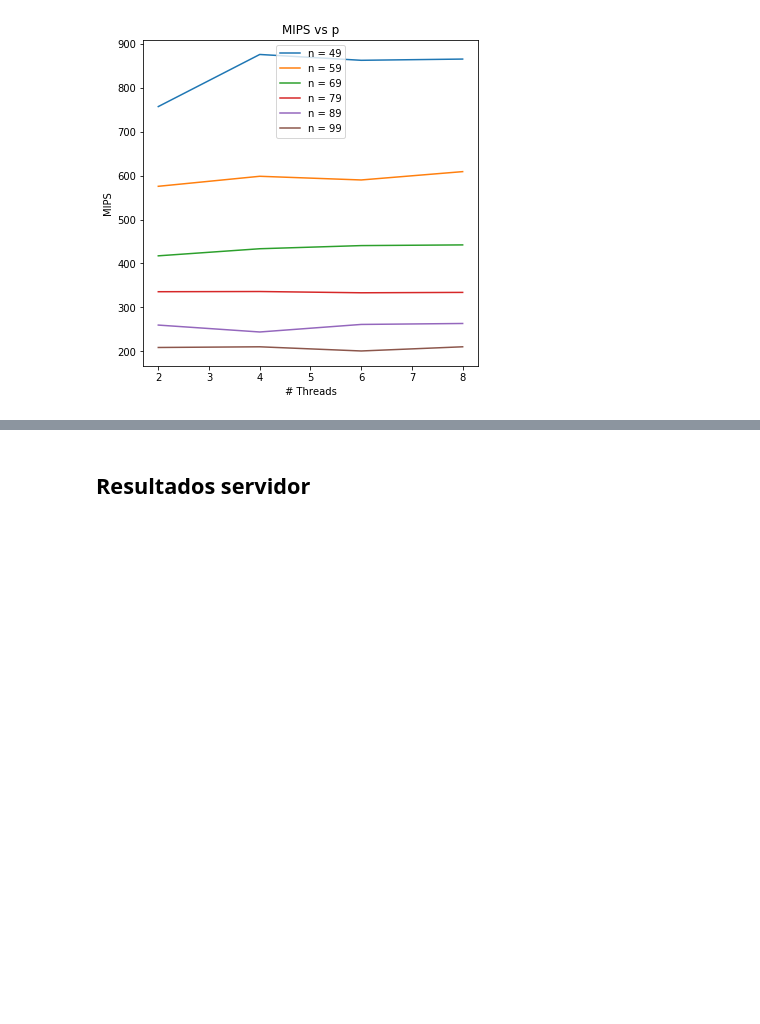
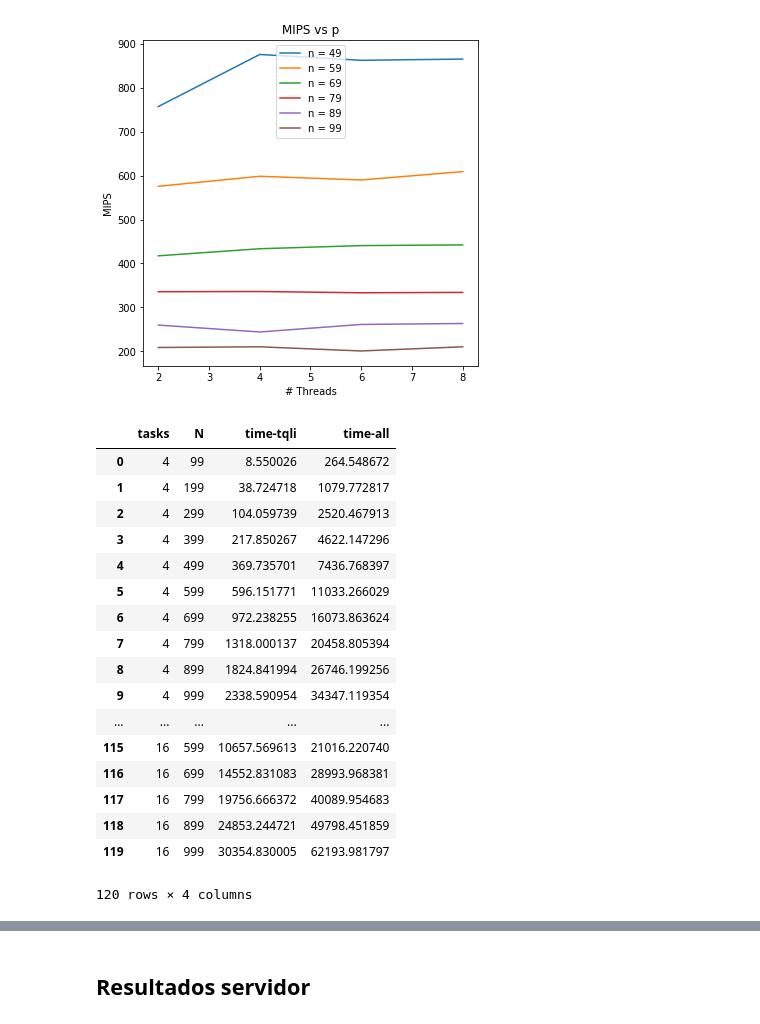
Before and after one commit to jhonatanmacazana/parallel-computing-project, a Jupyter notebook: assets/plotter.ipynb, the cells around one changed output, grey strips where cells are left out. Drawn from its saved outputs; the diff is of its cells as text; code cells hidden in the pictures; blank space fills up the shorter version.

```diff
--- a/assets/plotter.ipynb
+++ b/assets/plotter.ipynb
@@ -50,0 +54,21 @@ fig.savefig("../docs/images/local_mips_p.png")
+# %%
+df
+# %% [output]
+|  | tasks | N | time-tqli | time-all |
+| 0 | 4 | 99 | 8.550026 | 264.548672 |
+| 1 | 4 | 199 | 38.724718 | 1079.772817 |
+| 2 | 4 | 299 | 104.059739 | 2520.467913 |
+| 3 | 4 | 399 | 217.850267 | 4622.147296 |
+| 4 | 4 | 499 | 369.735701 | 7436.768397 |
+| 5 | 4 | 599 | 596.151771 | 11033.266029 |
+| 6 | 4 | 699 | 972.238255 | 16073.863624 |
+| 7 | 4 | 799 | 1318.000137 | 20458.805394 |
+| 8 | 4 | 899 | 1824.841994 | 26746.199256 |
+| 9 | 4 | 999 | 2338.590954 | 34347.119354 |
+| ... | ... | ... | ... | ... |
+| 115 | 16 | 599 | 10657.569613 | 21016.220740 |
+| 116 | 16 | 699 | 14552.831083 | 28993.968381 |
+| 117 | 16 | 799 | 19756.666372 | 40089.954683 |
+| 118 | 16 | 899 | 24853.244721 | 49798.451859 |
+| 119 | 16 | 999 | 30354.830005 | 62193.981797 |
+120 rows × 4 columns
```
Also changed, not shown: parts of 4 cells of this notebook, 3 other files.
